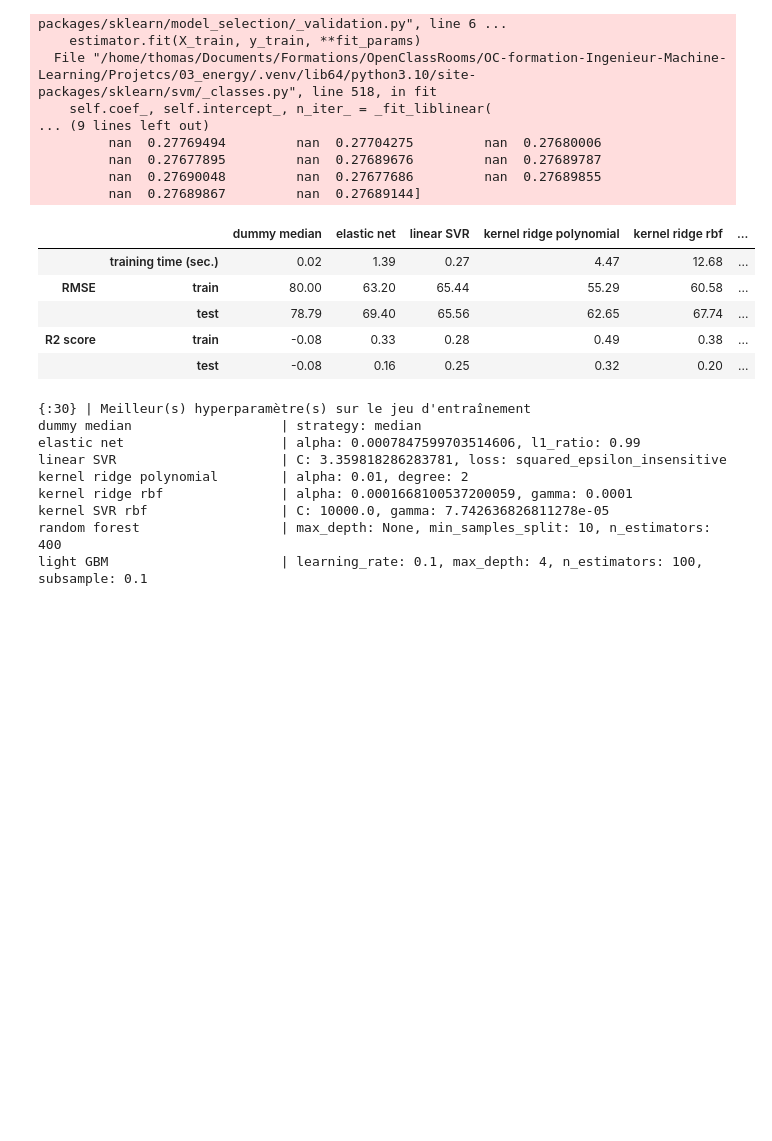
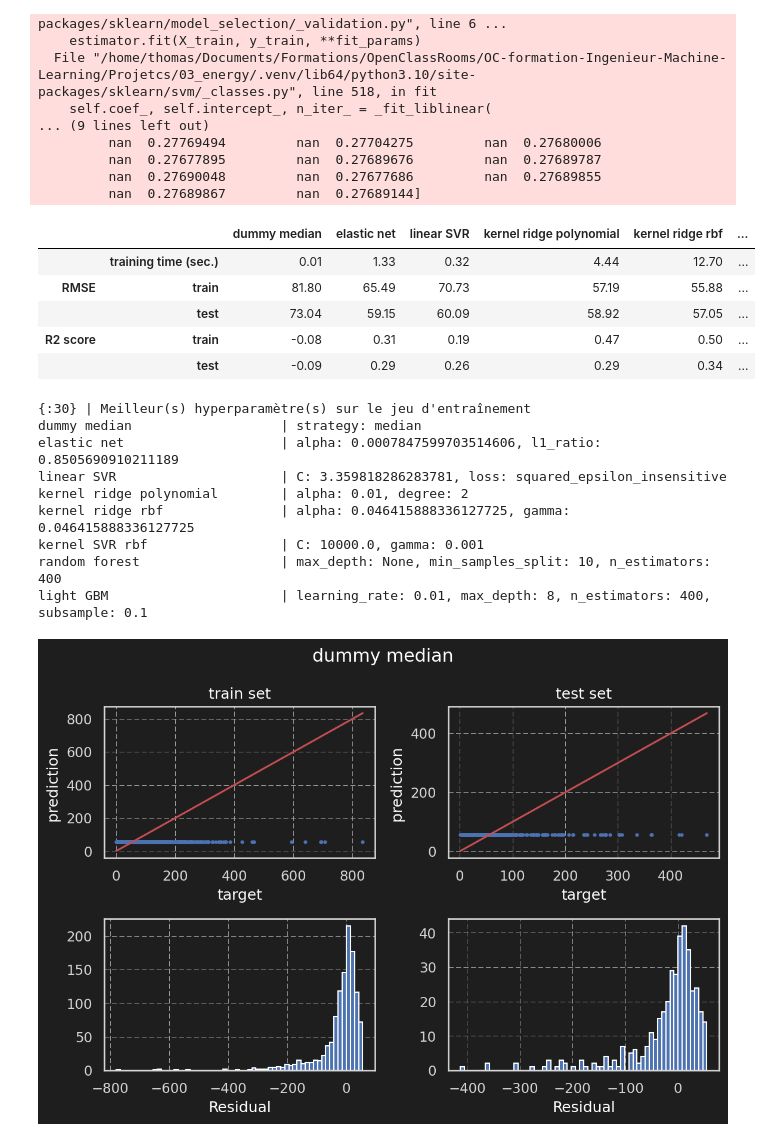
Before and after one commit to Thomas-Durand-Texte/OC-formation-Ingenieur-Machine-Learning, a Jupyter notebook: Projetcs/03_energy/Modelisation_energy.ipynb, the cells around one changed output. Drawn from its saved outputs; the diff is of its cells as text; code cells hidden in the pictures; blank space fills up the shorter version.

```diff
--- a/Projetcs/03_energy/Modelisation_energy.ipynb
+++ b/Projetcs/03_energy/Modelisation_energy.ipynb
@@ -903,19 +903,21 @@ Traceback (most recent call last):
          nan  0.27689867         nan  0.27689144]
 # %%
 print_results( results_3 )
+plot_results( results_3 )
 # %% [output]
 |  |  | dummy median | elastic net | linear SVR | kernel ridge polynomial | kernel ridge rbf | ... |
-|  | training time (sec.) | 0.02 | 1.39 | 0.27 | 4.47 | 12.68 | ... |
-| RMSE | train | 80.00 | 63.20 | 65.44 | 55.29 | 60.58 | ... |
-|  | test | 78.79 | 69.40 | 65.56 | 62.65 | 67.74 | ... |
-| R2 score | train | -0.08 | 0.33 | 0.28 | 0.49 | 0.38 | ... |
-|  | test | -0.08 | 0.16 | 0.25 | 0.32 | 0.20 | ... |
+|  | training time (sec.) | 0.01 | 1.33 | 0.32 | 4.44 | 12.70 | ... |
+| RMSE | train | 81.80 | 65.49 | 70.73 | 57.19 | 55.88 | ... |
+|  | test | 73.04 | 59.15 | 60.09 | 58.92 | 57.05 | ... |
+| R2 score | train | -0.08 | 0.31 | 0.19 | 0.47 | 0.50 | ... |
+|  | test | -0.09 | 0.29 | 0.26 | 0.29 | 0.34 | ... |
 {:30} | Meilleur(s) hyperparamètre(s) sur le jeu d'entraînement
 dummy median                   | strategy: median
-elastic net                    | alpha: 0.0007847599703514606, l1_ratio: 0.99
+elastic net                    | alpha: 0.0007847599703514606, l1_ratio: 0.8505690910211189
 linear SVR                     | C: 3.359818286283781, loss: squared_epsilon_insensitive
 kernel ridge polynomial        | alpha: 0.01, degree: 2
-kernel ridge rbf               | alpha: 0.0001668100537200059, gamma: 0.0001
-kernel SVR rbf                 | C: 10000.0, gamma: 7.742636826811278e-05
+kernel ridge rbf               | alpha: 0.046415888336127725, gamma: 0.046415888336127725
+kernel SVR rbf                 | C: 10000.0, gamma: 0.001
 random forest                  | max_depth: None, min_samples_split: 10, n_estimators: 400
-light GBM                      | learning_rate: 0.1, max_depth: 4, n_estimators: 100, subsample: 0.1
+light GBM                      | learning_rate: 0.01, max_depth: 8, n_estimators: 400, subsample: 0.1
+[figure, added]
```
Also changed, not shown: parts of 2 cells of this notebook.
